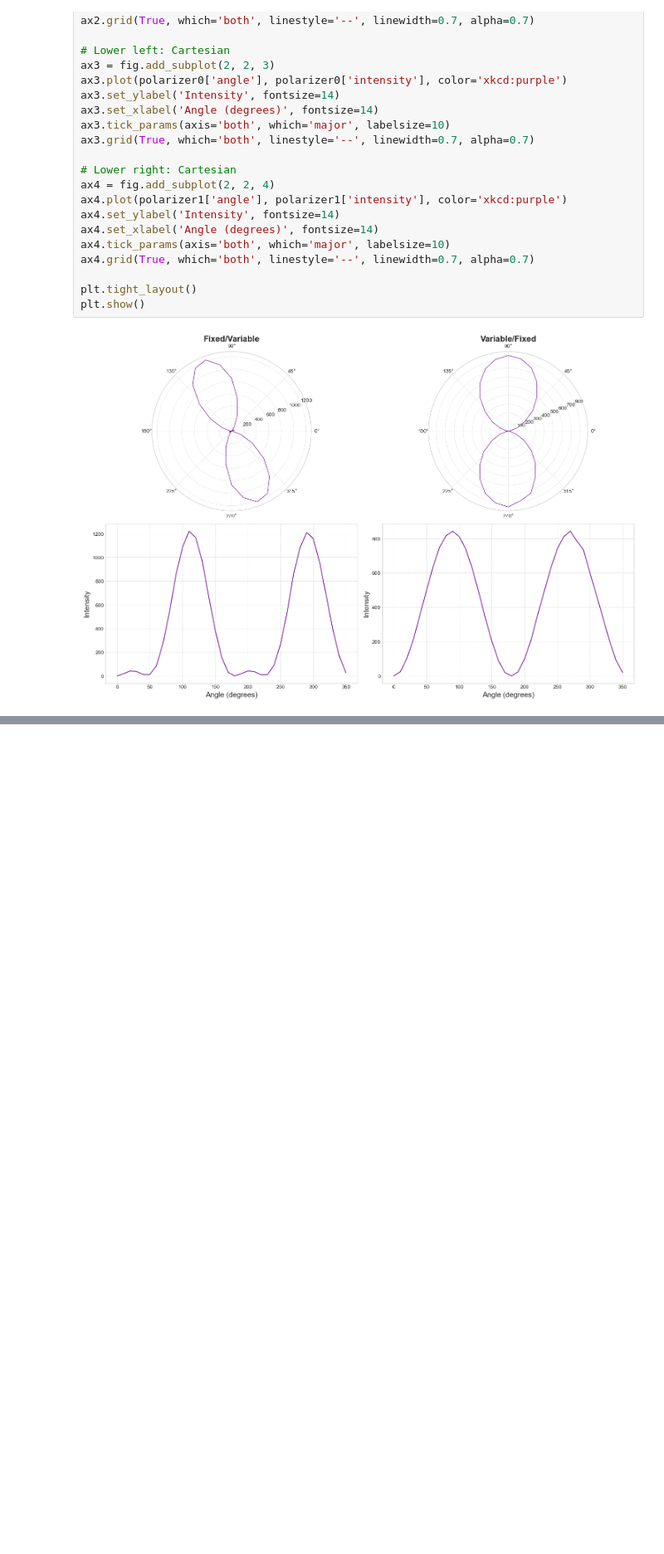
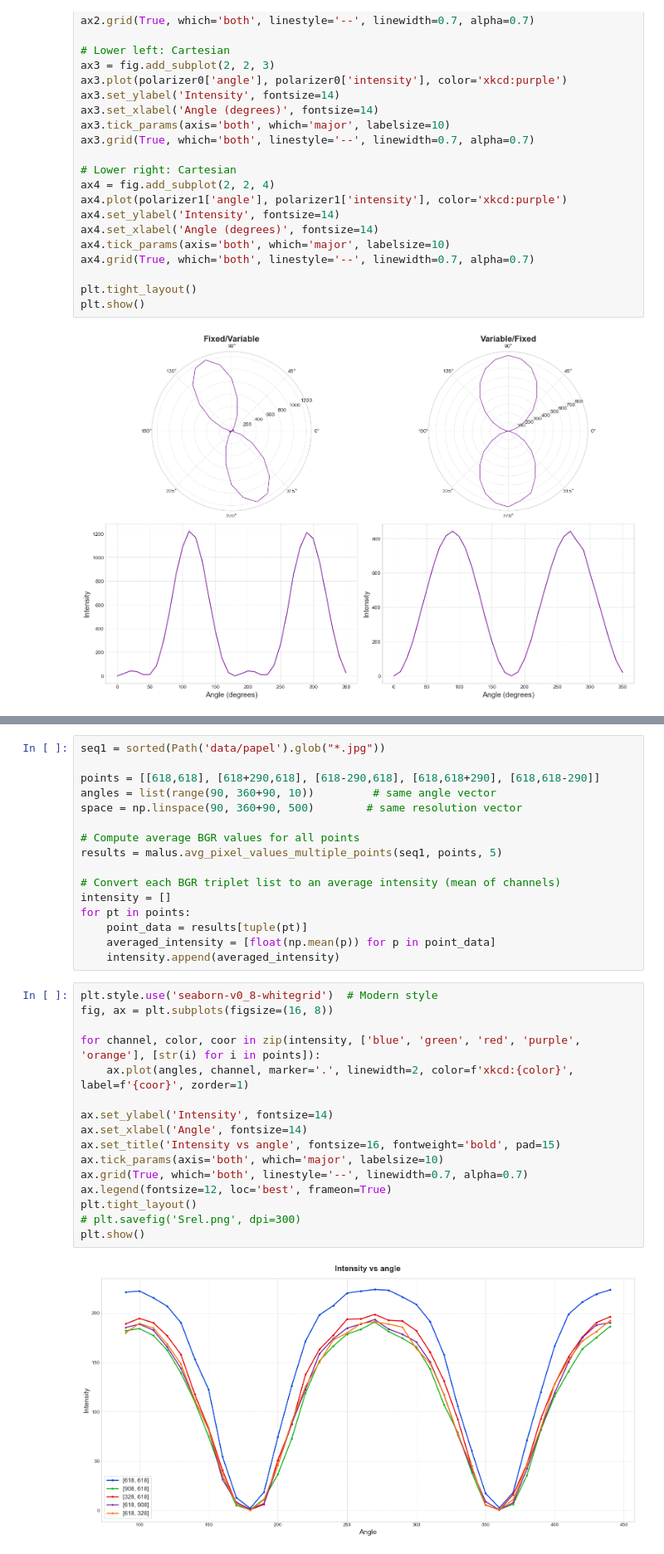
Before and after one commit to rifu-uni/optics-acoustics, a Jupyter notebook: 02_malusLaw/malus.ipynb, the cells around one changed output, grey strips where cells are left out. Shown at 83% size. Saved outputs shown, nothing was run; the diff lists cells and outputs as text; blank space fills up the shorter version.

Commit message:
added optimized pixel average intensity algorithm

```diff
--- a/02_malusLaw/malus.ipynb
+++ b/02_malusLaw/malus.ipynb
@@ -63,0 +79,34 @@ plt.show()
+# %%
+seq1 = sorted(Path('data/papel').glob("*.jpg"))
+
+points = [[618,618], [618+290,618], [618-290,618], [618,618+290], [618,618-290]]
+angles = list(range(90, 360+90, 10))         # same angle vector
+space = np.linspace(90, 360+90, 500)        # same resolution vector
+
+# Compute average BGR values for all points
+results = malus.avg_pixel_values_multiple_points(seq1, points, 5)
+
+# Convert each BGR triplet list to an average intensity (mean of channels)
+intensity = []
+for pt in points:
+    point_data = results[tuple(pt)]
+    averaged_intensity = [float(np.mean(p)) for p in point_data]
+    intensity.append(averaged_intensity)
+# %%
+plt.style.use('seaborn-v0_8-whitegrid')  # Modern style
+fig, ax = plt.subplots(figsize=(16, 8))
+
+for channel, color, coor in zip(intensity, ['blue', 'green', 'red', 'purple', 'orange'], [str(i) for i in points]):
+    ax.plot(angles, channel, marker='.', linewidth=2, color=f'xkcd:{color}', label=f'{coor}', zorder=1)
+
+ax.set_ylabel('Intensity', fontsize=14)
+ax.set_xlabel('Angle', fontsize=14)
+ax.set_title('Intensity vs angle', fontsize=16, fontweight='bold', pad=15)
+ax.tick_params(axis='both', which='major', labelsize=10)
+ax.grid(True, which='both', linestyle='--', linewidth=0.7, alpha=0.7)
+ax.legend(fontsize=12, loc='best', frameon=True)
+plt.tight_layout()
+# plt.savefig('Srel.png', dpi=300)
+plt.show()
+# %% [output]
+[figure, added]
```
Also changed, not shown: parts of 4 cells of this notebook, 3 other files.
